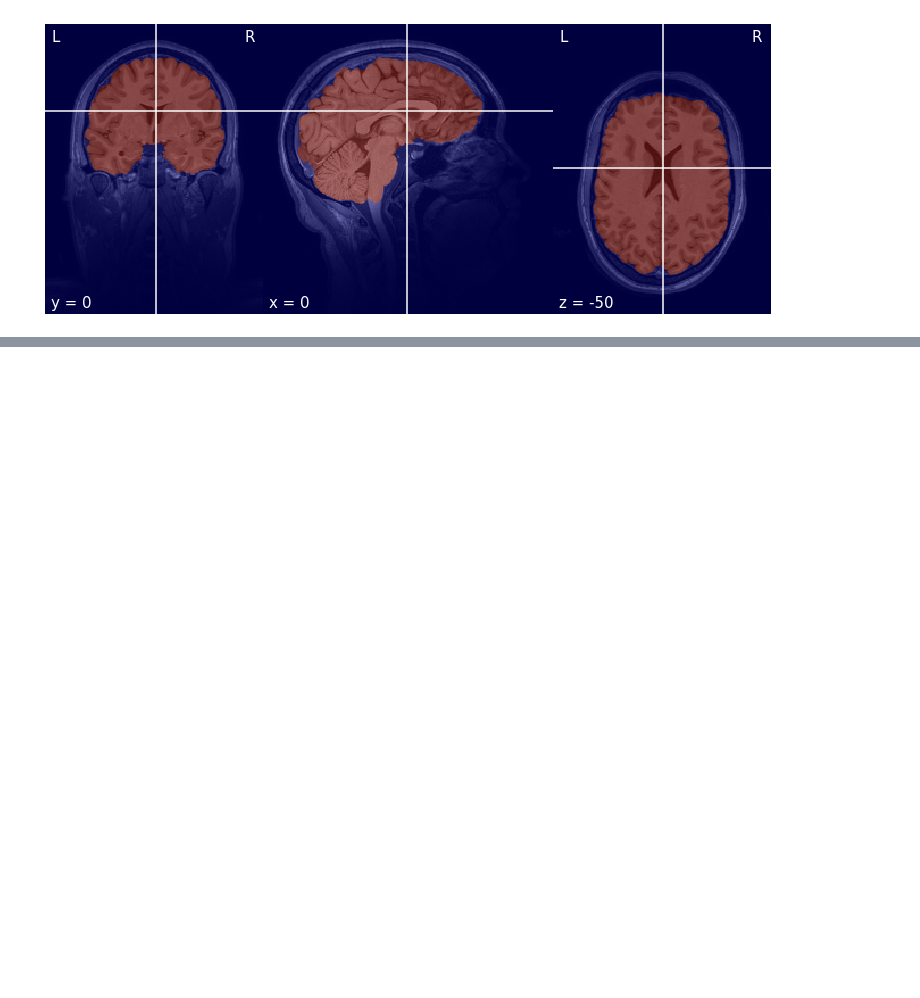
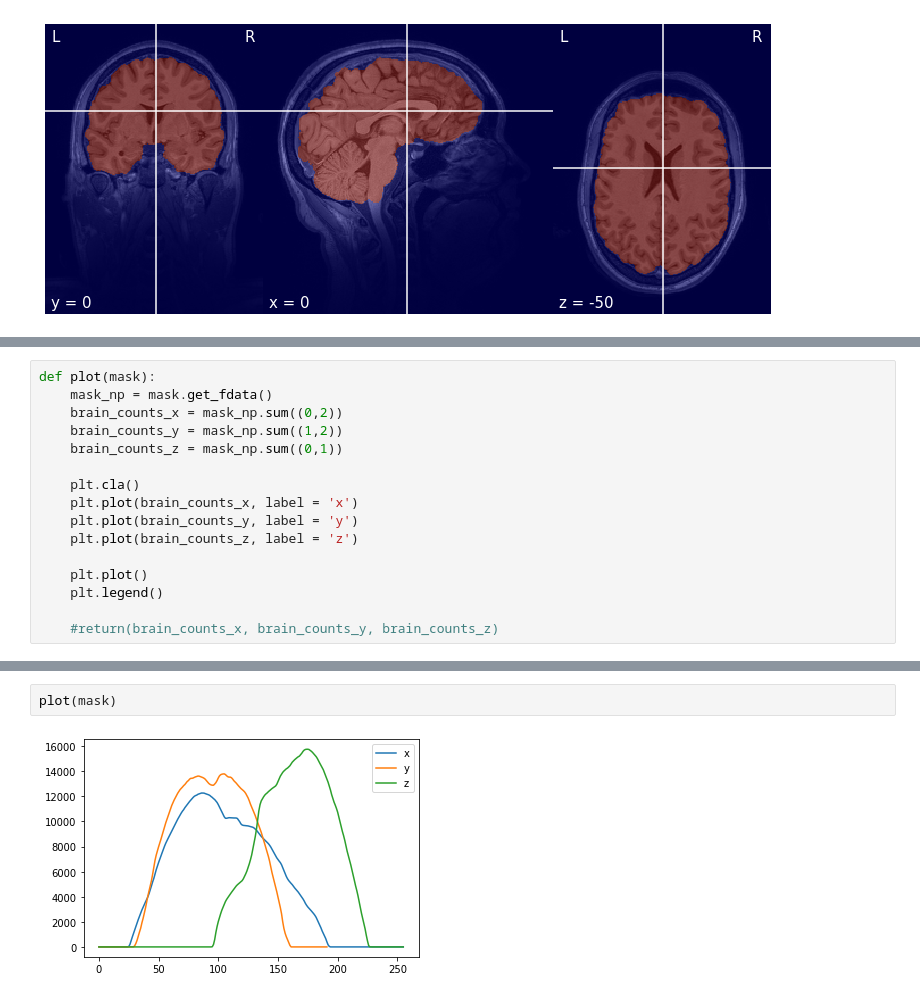
Before and after one commit to Pai-Sho/bai-book, a Jupyter notebook: content/labs/lab-image/index.ipynb, the cells around one changed output, grey strips where cells are left out. Drawn from its saved outputs; the diff is of its cells as text; blank space fills up the shorter version.

```diff
--- a/content/labs/lab-image/index.ipynb
+++ b/content/labs/lab-image/index.ipynb
@@ -283,0 +328,16 @@ ShowLocationWithMask(data, 0, 0, -50, mask)
+# %%
+def plot(mask):
+    mask_np = mask.get_fdata()
+    brain_counts_x = mask_np.sum((0,2))
+    brain_counts_y = mask_np.sum((1,2))
+    brain_counts_z = mask_np.sum((0,1))
+
+    plt.cla()
+    plt.plot(brain_counts_x, label = 'x')
+    plt.plot(brain_counts_y, label = 'y')
+    plt.plot(brain_counts_z, label = 'z')
+
+    plt.plot()
+    plt.legend()
+
+    #return(brain_counts_x, brain_counts_y, brain_counts_z)
@@ -283,0 +367,4 @@ ShowLocationWithMask(data, 0, 0, -50, mask)
+# %%
+plot(mask)
+# %% [output]
+[figure, added]
```
Also changed, not shown: parts of 9 cells of this notebook.
